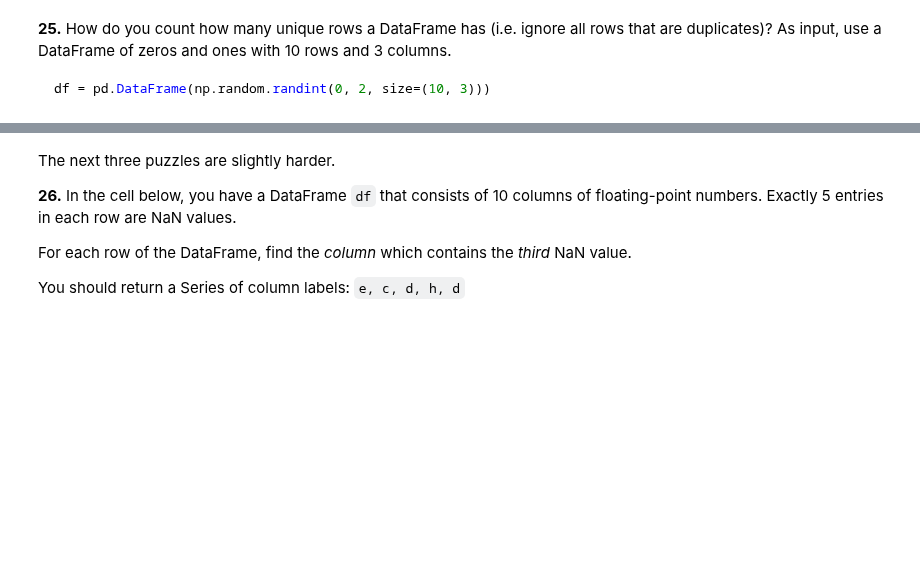
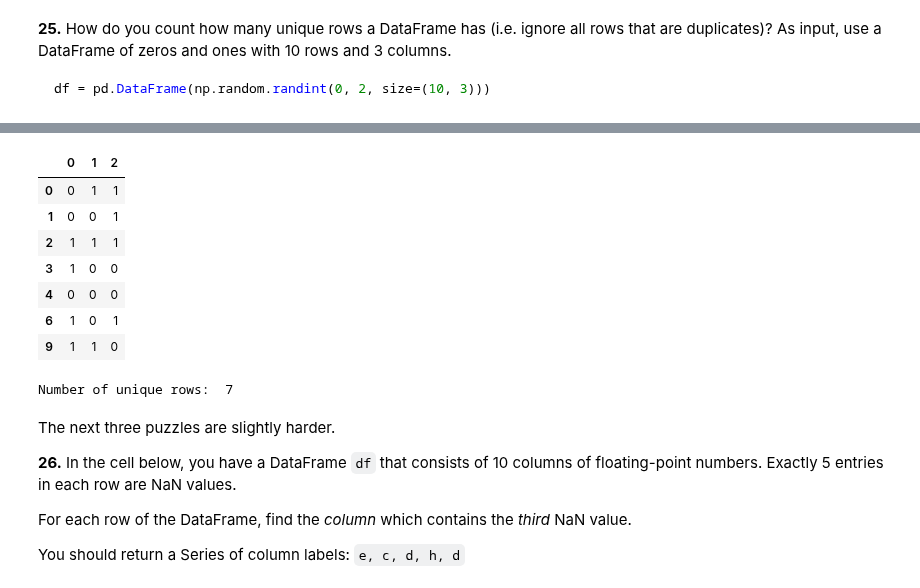
Before and after one commit to Haritima-Manchanda/100-pandas-puzzles, a Jupyter notebook: 100-pandas-puzzles.ipynb, the cells around one changed output, grey strips where cells are left out. Drawn from its saved outputs; the diff is of its cells as text; code cells hidden in the pictures; blank space fills up the shorter version.

```diff
--- a/100-pandas-puzzles.ipynb
+++ b/100-pandas-puzzles.ipynb
@@ -384,3 +473,19 @@ df = pd.DataFrame(np.random.randint(0, 2, size=(10, 3)))
+# %%
+df = df.drop_duplicates()
+df
+# %% [output]
+|  | 0 | 1 | 2 |
+| 0 | 0 | 1 | 1 |
+| 1 | 0 | 0 | 1 |
+| 2 | 1 | 1 | 1 |
+| 3 | 1 | 0 | 0 |
+| 4 | 0 | 0 | 0 |
+| 6 | 1 | 0 | 1 |
+| 9 | 1 | 1 | 0 |
+# %%
+print("Number of unique rows: " , len(df.index))
+# %% [output]
+Number of unique rows:  7
 # %% [markdown]
 The next three puzzles are slightly harder.
 
```
Also changed, not shown: parts of 11 cells of this notebook.
